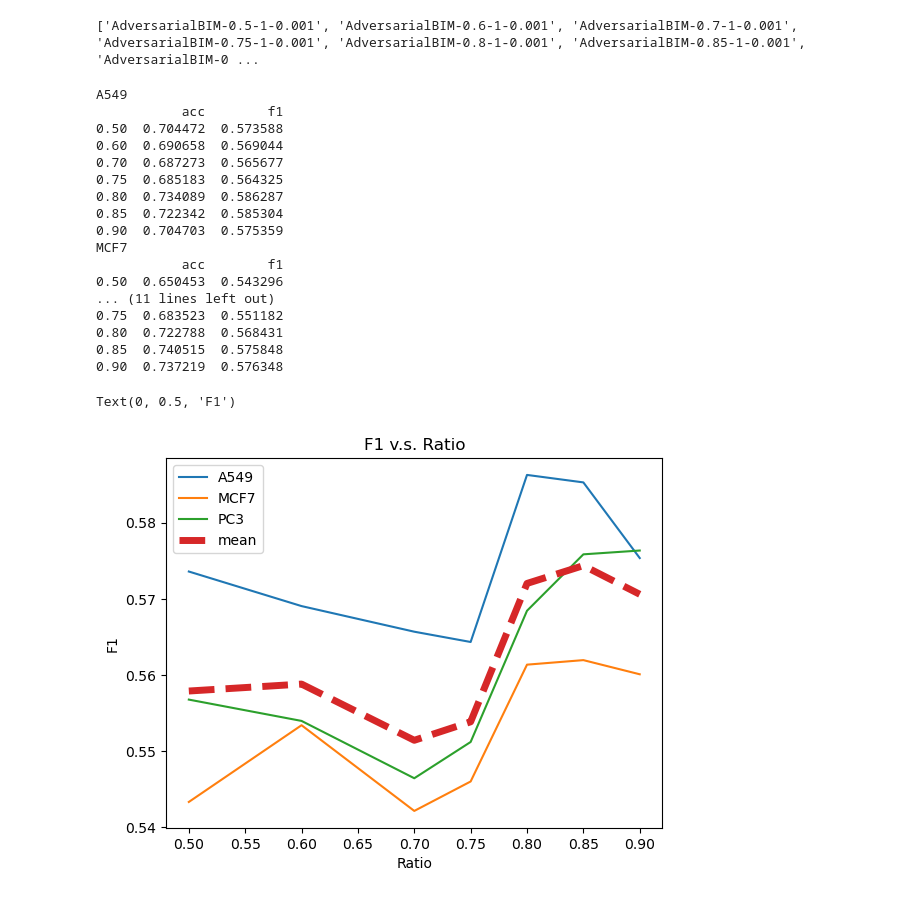
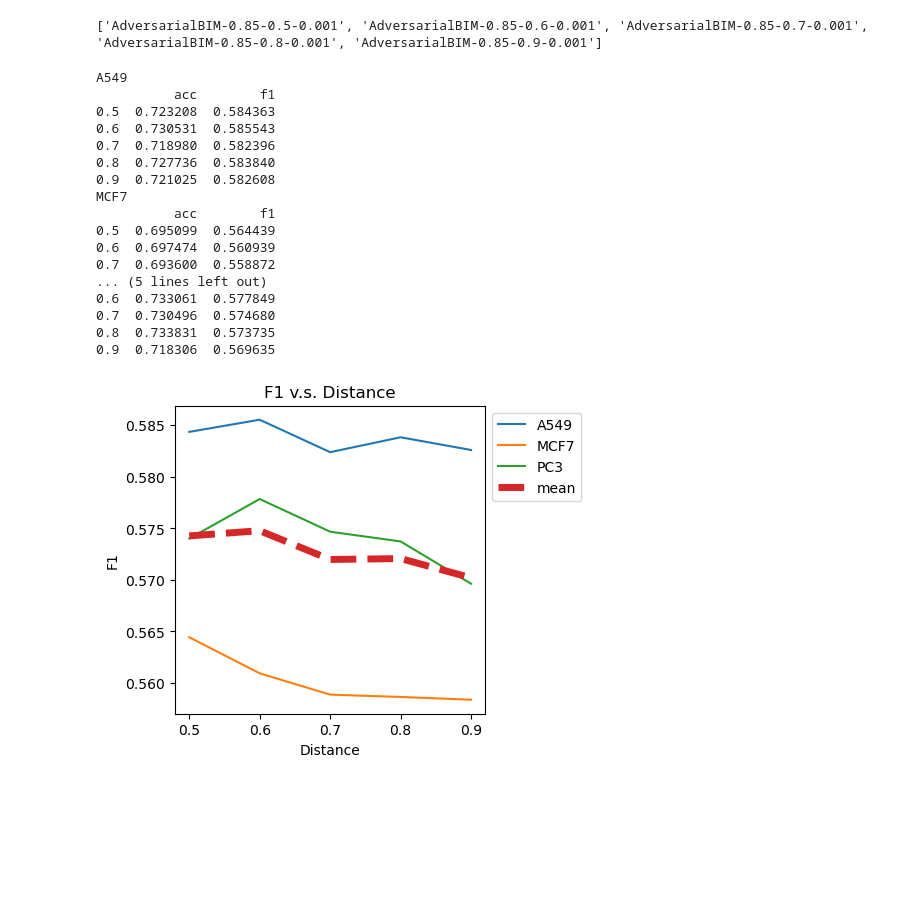
Before and after one commit to dearhannah/AnchorDrug_official, a Jupyter notebook: DataAnalysis/advBIM_baseline_compare.ipynb, the cells around one changed output. Drawn from its saved outputs; the diff is of its cells as text; code cells hidden in the pictures; blank space fills up the shorter version.

```diff
--- a/DataAnalysis/advBIM_baseline_compare.ipynb
+++ b/DataAnalysis/advBIM_baseline_compare.ipynb
@@ -5,60 +5,75 @@ import pandas as pd
 import matplotlib.pyplot as plt
 # %%
 resDir = '/egr/research-aidd/menghan1/AnchorDrug/resultBaseLine/advBIM_ratio'
+idx_code = 1
+
+resDir = '/egr/research-aidd/menghan1/AnchorDrug/resultBaseLine/advbim_dist'
+idx_code = 2
+
 files = [f for f in os.listdir(resDir) if f.endswith('balancesample.csv')]
 querys = list(set([f.split('_')[5] for f in files]))
-idx_code = 1
 eps = [float(q.split('-')[idx_code]) for q in querys]
 querys = [x for _, x in sorted(zip(eps, querys))]
 print(querys)
 # %% [output]
-['AdversarialBIM-0.5-1-0.001', 'AdversarialBIM-0.6-1-0.001', 'AdversarialBIM-0.7-1-0.001', 'AdversarialBIM-0.75-1-0.001', 'AdversarialBIM-0.8-1-0.001', 'AdversarialBIM-0.85-1-0.001', 'AdversarialBIM-0 ...
+['AdversarialBIM-0.85-0.5-0.001', 'AdversarialBIM-0.85-0.6-0.001', 'AdversarialBIM-0.85-0.7-0.001', 'AdversarialBIM-0.85-0.8-0.001', 'AdversarialBIM-0.85-0.9-0.001']
 # %%
+y = [0]*7
+y = [0]*5
+
 celllist = ['A549', 'MCF7', 'PC3']
-y = [0]*7
+fig, ax = plt.subplots(1,1, figsize=(4,4))
 for c in celllist:
     print(c)
     filesc = [f for f in files if c in f]
     # [print(fq) for fq in filesc]
     f1_all, precision_all, recall_all = [],[],[]
     df_c = pd.DataFrame()
     for q in querys:
         fqc = [f for f in filesc if q in f][0]
         # print(q)
         df = pd.read_csv(f'{resDir}/{fqc}', index_col=0)
         # print(df)
         # print(df.mean(1))
         df_c[float(q.split('-')[idx_code])] = df.mean(1)
         # print(df.T.to_numpy().mean(0))
         # print(df.T.to_numpy().std(0))
     # print(df_c.index)
     print(df_c.loc[['acc', 'f1']].T)
     # df_c.T.to_csv(f'{resDir}/all_summary_{c}.csv')
     y = [df_c.T.f1.to_list()[i] + y[i] for i in range(len(y))]
     x = df_c.T.index.to_list()
-    plt.plot(df_c.T.index.to_list(), df_c.T.f1.to_list(), label=c)
-plt.plot(x, [e/3 for e in y], '--', label='mean', linewidth=5.0)
-plt.legend()
+    ax.plot(df_c.T.index.to_list(), df_c.T.f1.to_list(), label=c)
+ax.plot(x, [e/3 for e in y], '--', label='mean', linewidth=5.0)
+plt.legend(bbox_to_anchor=(1, 1))
+
+
 plt.title('F1 v.s. Ratio')
 plt.xlabel('Ratio')
 plt.ylabel('F1')
+
+plt.ylabel('F1')
+plt.xlabel('Distance')
+plt.title('F1 v.s. Distance')
+
+# fig.tight_layout()
+plt.show()
 # %% [output]
 A549
-           acc        f1
-0.50  0.704472  0.573588
-0.60  0.690658  0.569044
-0.70  0.687273  0.565677
-0.75  0.685183  0.564325
-0.80  0.734089  0.586287
-0.85  0.722342  0.585304
-0.90  0.704703  0.575359
+          acc        f1
+0.5  0.723208  0.584363
+0.6  0.730531  0.585543
+0.7  0.718980  0.582396
+0.8  0.727736  0.583840
+0.9  0.721025  0.582608
 MCF7
-           acc        f1
-0.50  0.650453  0.543296
-... (11 lines left out)
-0.75  0.683523  0.551182
-0.80  0.722788  0.568431
-0.85  0.740515  0.575848
-0.90  0.737219  0.576348
+          acc        f1
+0.5  0.695099  0.564439
+0.6  0.697474  0.560939
+0.7  0.693600  0.558872
+... (5 lines left out)
+0.6  0.733061  0.577849
+0.7  0.730496  0.574680
+0.8  0.733831  0.573735
+0.9  0.718306  0.569635
-Text(0, 0.5, 'F1')
-[figure, old version]
+[figure, new version]
```
Also changed, not shown: 24 other files.
